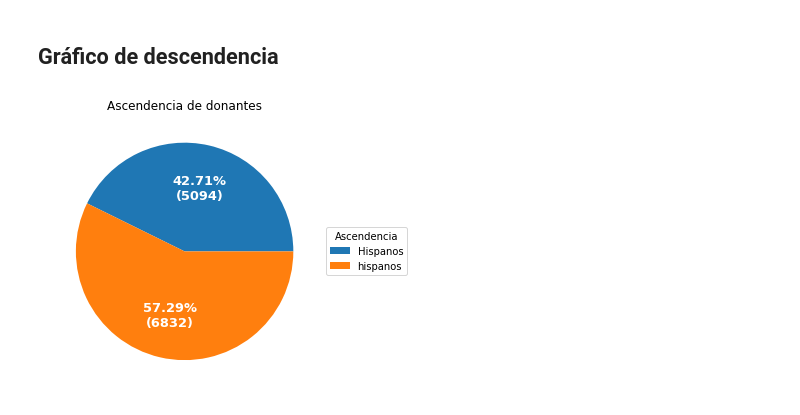
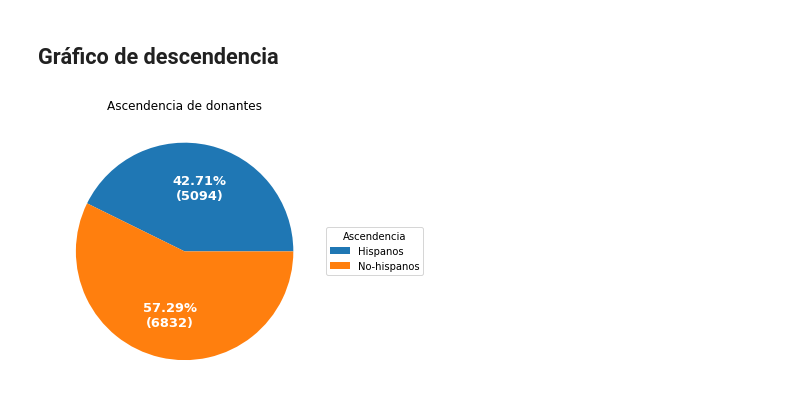
Before and after one commit to JorgeGarciaBello/hip_give, a Jupyter notebook: 1_text_analysis/pie_charts.ipynb, the cells around one changed output. Saved outputs shown, nothing was run; the diff lists cells and outputs as text; code cells hidden in the pictures.

```diff
--- a/1_text_analysis/pie_charts.ipynb
+++ b/1_text_analysis/pie_charts.ipynb
@@ -81,13 +66,15 @@ fig, ax = plt.subplots(figsize=(9, 5), subplot_kw=dict(aspect="equal"))
 
 recipe = ["5891  Mujeres",
           "2630  Hombres",
-          "2001  Ambos",
-          "1404  Otros"
+          "2005  Ambiguo",
+          "1400  Otros"
           ]
 data = [float(x.split()[0]) for x in recipe]
 ingredients = [x.split()[-1] for x in recipe]
 def func(pct, allvals):
-    absolute = int(pct/100.*np.sum(allvals))
+    absolute = int(pct/100.*np.sum(allvals))+1
+    print(type(absolute))
+    #absolute = int(pct/100.*np.sum(allvals))
     return "{:.2f}%\n({:d})".format(pct, absolute)
 wedges, texts, autotexts = ax.pie(data, autopct=lambda pct: func(pct, data),
                                   textprops=dict(color="w"))
@@ -103,0 +97,29 @@ plt.savefig('pie_chart_gender_analysis.png',bbox_inches='tight')
+# %%
+fig, ax = plt.subplots(figsize=(9, 5), subplot_kw=dict(aspect="equal"))
+
+recipe = ["6545  Mujeres",
+          "2902  Hombres",
+          "33    Instituciones",
+          "2385  Ambiguo",
+          "61    Otros"
+          ]
+data = [float(x.split()[0]) for x in recipe]
+ingredients = [x.split()[-1] for x in recipe]
+def func(pct, allvals):
+    absolute = int(pct/100.*np.sum(allvals))+1
+    return "{:.2f}%\n({:d})".format(pct, absolute)
+
+explode = (0.17,0.17,0.17,0.17,0.17)  # only "explode" the 2-second and 3+third slice
+wedges, texts, autotexts = ax.pie(data, explode=explode,autopct=lambda pct: func(pct, data),
+                                  textprops=dict(color="black"))#,colors=['tab:blue','tab:green'])
+
+#wedges, texts, autotexts = ax.pie(data, explode=explode,autopct=lambda pct: func(pct, data),
+#                                  textprops=dict(color="w"))
+ax.legend(wedges, ingredients,
+          title="Donantes",
+          loc="center left",
+          bbox_to_anchor=(1, 0, 0.5, 1))
+plt.setp(autotexts, size=13.0, weight="bold")
+
+ax.set_title("Naturaleza de los donantes")
+plt.savefig('pie_chart_gender_analysis_updated.png',bbox_inches='tight')
@@ -106,22 +130,22 @@ plt.savefig('pie_chart_gender_analysis.png',bbox_inches='tight')
 # %%
 fig, ax = plt.subplots(figsize=(9, 5), subplot_kw=dict(aspect="equal"))
 
 recipe = ["5094  Hispanos",
-          "6832  No hispanos"]
+          "6832  No-hispanos"]
 data = [float(x.split()[0]) for x in recipe]
 ingredients = [x.split()[-1] for x in recipe]
 def func(pct, allvals):
     absolute = int(pct/100.*np.sum(allvals))
     return "{:.2f}%\n({:d})".format(pct, absolute)
 wedges, texts, autotexts = ax.pie(data, autopct=lambda pct: func(pct, data),
                                   textprops=dict(color="w"))
 ax.legend(wedges, ingredients,
           title="Ascendencia",
           loc="center left",
           bbox_to_anchor=(1, 0, 0.5, 1))
 plt.setp(autotexts, size=13.0, weight="bold")
 
 ax.set_title("Ascendencia de donantes")
 plt.savefig('pie_chart_ascendy_analysis.png',bbox_inches='tight')
 # %% [output]
-[figure, old version]
+[figure, new version]
```
Also changed, not shown: parts of 5 cells of this notebook, 18 other files.
